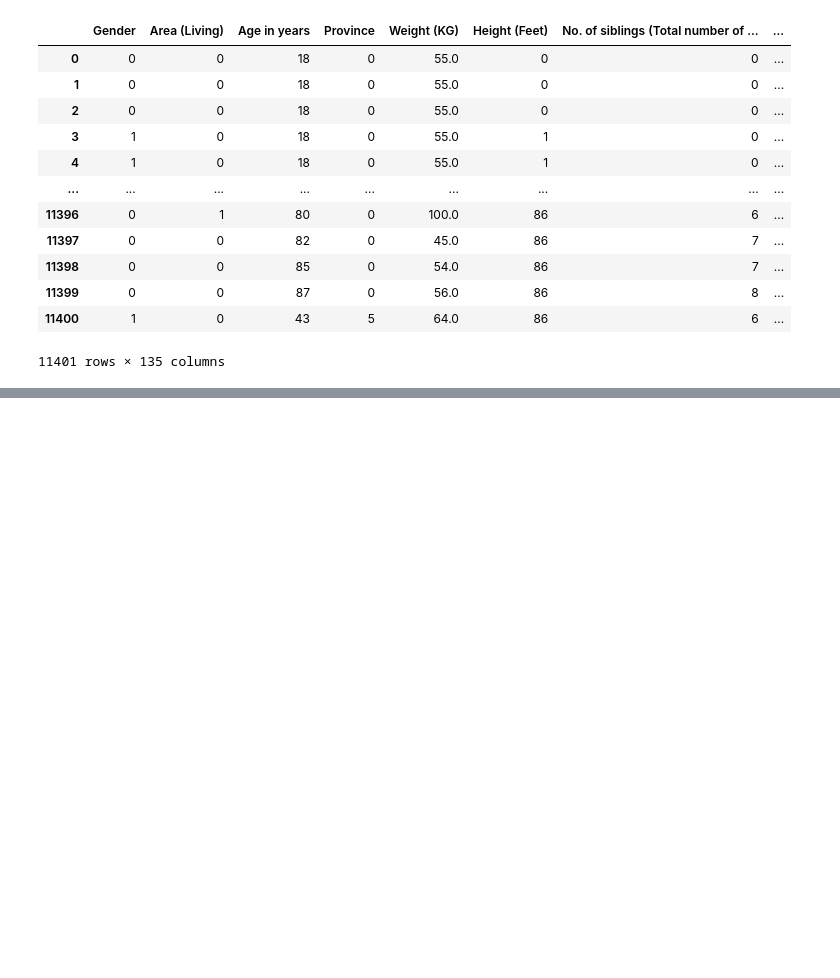
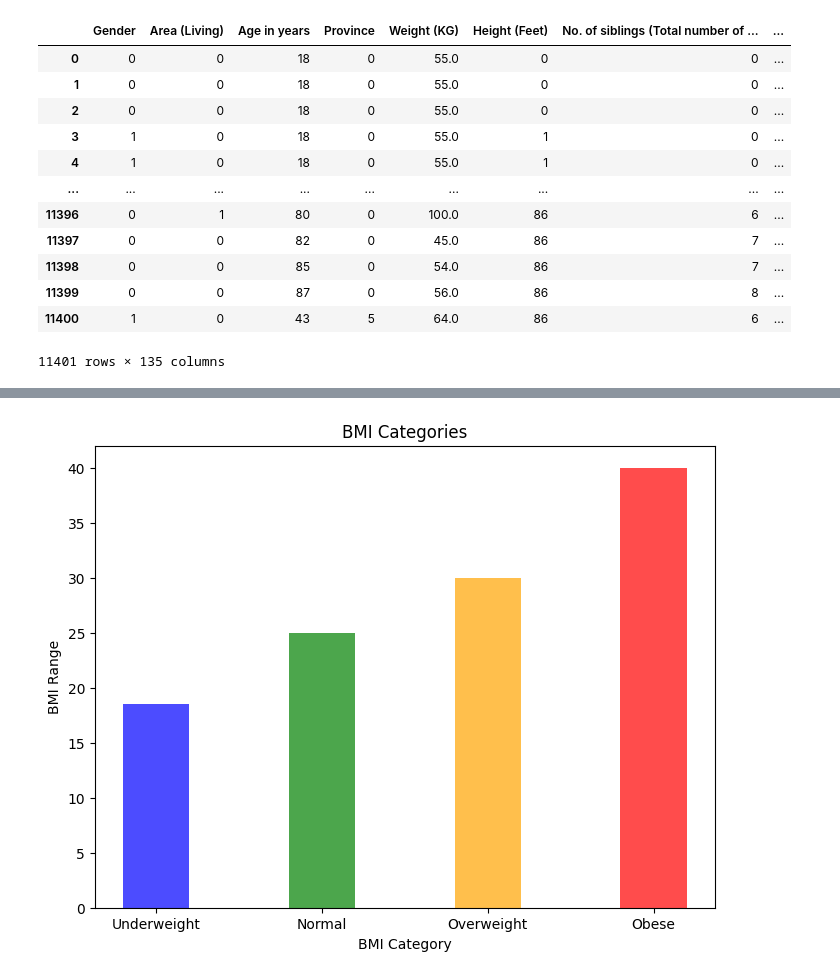
Before and after one commit to SamanMansoor/Data-Science, a Jupyter notebook: Stress.ipynb, the cells around one changed output, grey strips where cells are left out. Saved outputs shown, nothing was run; the diff lists cells and outputs as text; code cells hidden in the pictures; blank space fills up the shorter version.

```diff
--- a/Stress.ipynb
+++ b/Stress.ipynb
@@ -352,0 +697,15 @@ results_df
+# %%
+# define BMI categories and corresponding colors
+categories = ['Underweight', 'Normal', 'Overweight', 'Obese', 'Extremely Obese']
+colors = ['blue', 'green', 'orange', 'red']
+cutoffs = [18.5, 25, 30, 40, float('inf')]
+
+# create a bar plot of BMI categories
+plt.figure(figsize=(8,6))
+plt.bar(categories, cutoffs, width=0.4, alpha=0.7, color=colors)
+plt.xlabel('BMI Category')
+plt.ylabel('BMI Range')
+plt.title('BMI Categories')
+plt.show()
+# %% [output]
+[figure, added]
```
Also changed, not shown: parts of 43 cells of this notebook.
